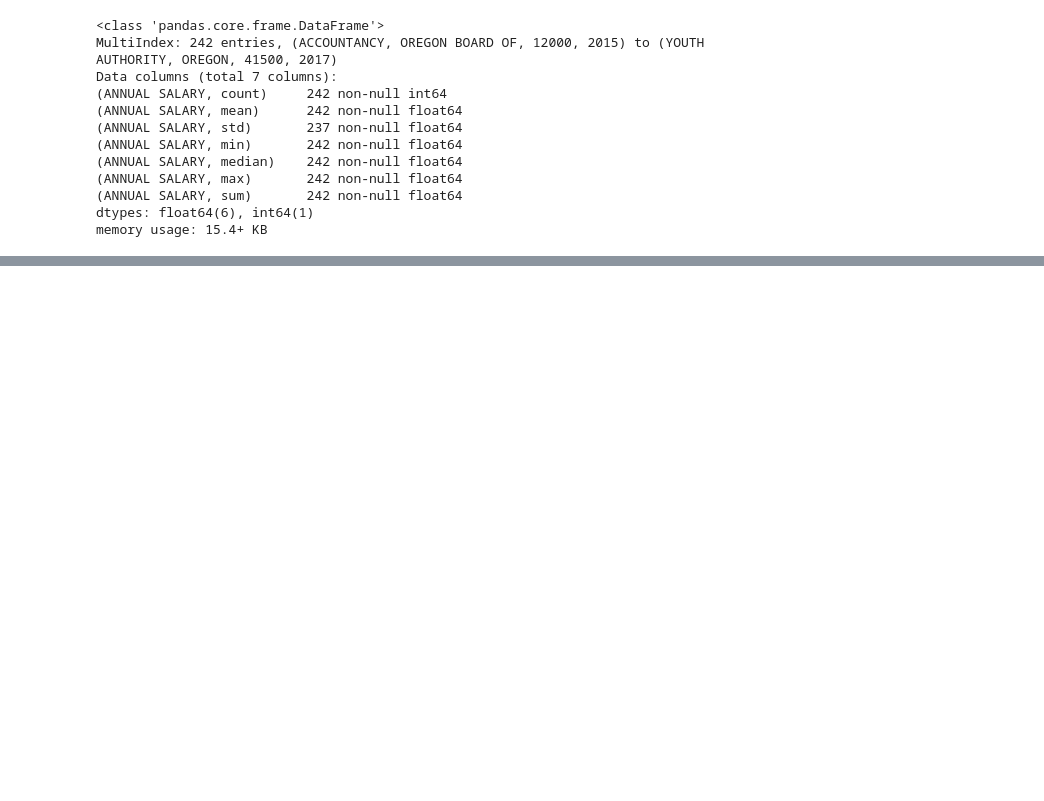
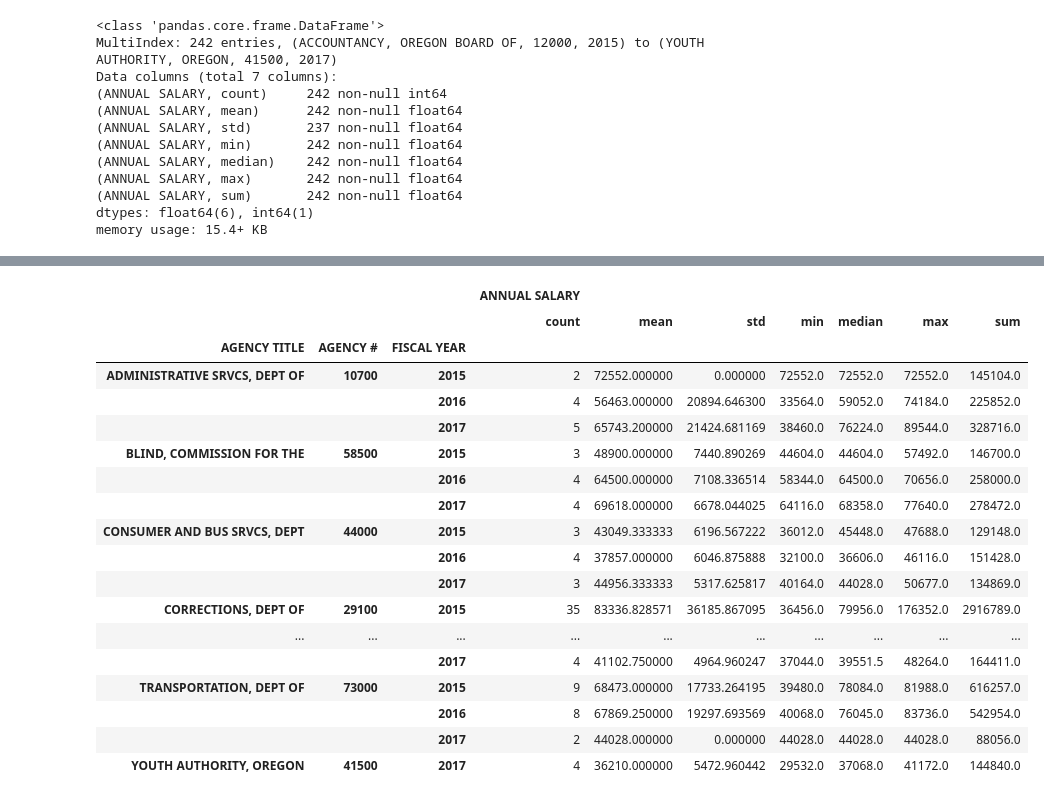
Before and after one commit to zdwhite/Thinkful, a Jupyter notebook: Thinkful Capstone 1.ipynb, the cells around one changed output, grey strips where cells are left out. Cells and saved outputs as stored; diff of their text form; code cells hidden in the pictures; blank space fills up the shorter version.

```diff
--- a/Thinkful Capstone 1.ipynb
+++ b/Thinkful Capstone 1.ipynb
@@ -184,0 +195,34 @@ sns.boxplot(x='ANNUAL SALARY', y=df['AGENCY TITLE'], data=df, palette="vlag",hue
+# %%
+
+#Lets take a brief look at jobshare positions by agency
+Job_share=df[(df['FULL/PART TIME']=='JOB-SHARE')]
+
+Job_share.groupby(['AGENCY TITLE','   AGENCY #','FISCAL YEAR']).agg(['count', 'mean', 'std', 'min', 'median', 'max', 'sum'])
+
+## Three Agencies stand out with having the most Job Share positions.
+## Human Services,  Oregon Health Authority, and Department of Corrections.
+    #It makes sense that these agencies would employ the most job sharing positions for a few reasons
+        #They are the top 3 state agency employers for this data set
+        #They are the top 3 state agency total spenders
+            #Given they are the top spenders job share positions are designed to decrease in net-income
+            #per-employee
+# %% [output]
+|  |  |  | ANNUAL SALARY |  |  |  |  |  |  |
+|  |  |  | count | mean | std | min | median | max | sum |
+| AGENCY TITLE | AGENCY # | FISCAL YEAR |  |  |  |  |  |  |  |
+| ADMINISTRATIVE SRVCS, DEPT OF | 10700 | 2015 | 2 | 72552.000000 | 0.000000 | 72552.0 | 72552.0 | 72552.0 | 145104.0 |
+|  |  | 2016 | 4 | 56463.000000 | 20894.646300 | 33564.0 | 59052.0 | 74184.0 | 225852.0 |
+|  |  | 2017 | 5 | 65743.200000 | 21424.681169 | 38460.0 | 76224.0 | 89544.0 | 328716.0 |
+| BLIND, COMMISSION FOR THE | 58500 | 2015 | 3 | 48900.000000 | 7440.890269 | 44604.0 | 44604.0 | 57492.0 | 146700.0 |
+|  |  | 2016 | 4 | 64500.000000 | 7108.336514 | 58344.0 | 64500.0 | 70656.0 | 258000.0 |
+|  |  | 2017 | 4 | 69618.000000 | 6678.044025 | 64116.0 | 68358.0 | 77640.0 | 278472.0 |
+| CONSUMER AND BUS SRVCS, DEPT | 44000 | 2015 | 3 | 43049.333333 | 6196.567222 | 36012.0 | 45448.0 | 47688.0 | 129148.0 |
+|  |  | 2016 | 4 | 37857.000000 | 6046.875888 | 32100.0 | 36606.0 | 46116.0 | 151428.0 |
+|  |  | 2017 | 3 | 44956.333333 | 5317.625817 | 40164.0 | 44028.0 | 50677.0 | 134869.0 |
+| CORRECTIONS, DEPT OF | 29100 | 2015 | 35 | 83336.828571 | 36185.867095 | 36456.0 | 79956.0 | 176352.0 | 2916789.0 |
+| ... | ... | ... | ... | ... | ... | ... | ... | ... | ... |
+|  |  | 2017 | 4 | 41102.750000 | 4964.960247 | 37044.0 | 39551.5 | 48264.0 | 164411.0 |
+| TRANSPORTATION, DEPT OF | 73000 | 2015 | 9 | 68473.000000 | 17733.264195 | 39480.0 | 78084.0 | 81988.0 | 616257.0 |
+|  |  | 2016 | 8 | 67869.250000 | 19297.693569 | 40068.0 | 76045.0 | 83736.0 | 542954.0 |
+|  |  | 2017 | 2 | 44028.000000 | 0.000000 | 44028.0 | 44028.0 | 44028.0 | 88056.0 |
+| YOUTH AUTHORITY, OREGON | 41500 | 2017 | 4 | 36210.000000 | 5472.960442 | 29532.0 | 37068.0 | 41172.0 | 144840.0 |
```
Also changed, not shown: parts of 2 cells of this notebook.
